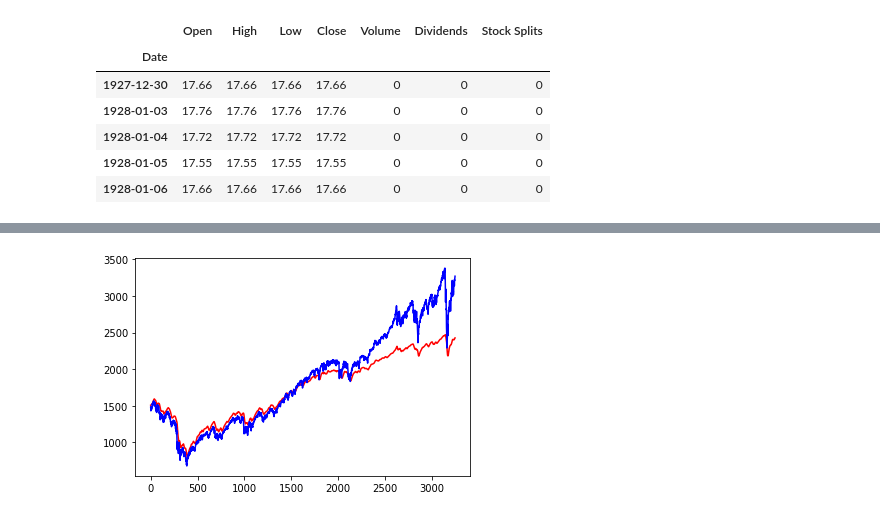
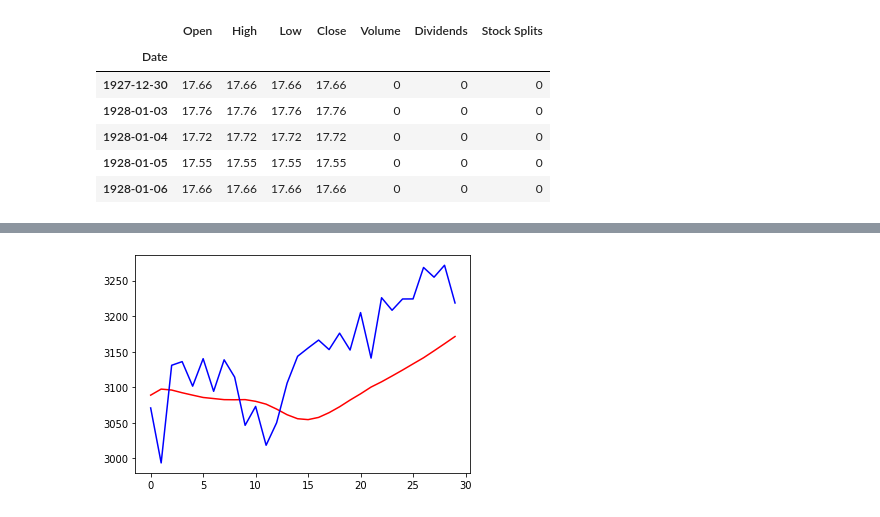
Before and after one commit to aghelinejad/MLOps-StockPrediction, a Jupyter notebook: Base-Model-V1.ipynb, the cells around one changed output, grey strips where cells are left out. Saved outputs shown, nothing was run; the diff lists cells and outputs as text; code cells hidden in the pictures.

Commit message:
retrained the model

```diff
--- a/Base-Model-V1.ipynb
+++ b/Base-Model-V1.ipynb
@@ -7,9 +7,12 @@ import seaborn as sns
 import yfinance as yf
 # %%
 # data for S&P500
-ticker = yf.Ticker('^GSPC')
+# ticker = yf.Ticker('^GSPC')
 
-SP500_df = ticker.history(period="max", interval='1d')
+# SP500_df = ticker.history(period="max", interval='1d')
 
+plt.figure(figsize=(13, 5))
 SP500_df['Close'].plot(title="S&P500's stock price")
+plt.xlabel('Date')
+plt.ylabel('Stock Price')
 # %% [output]
@@ -81,7 +84,7 @@ SP500_df.corr()
 # %%
 # train-test splitting
-train_data = SP500_df['Open'].values[:20000]
-test_data = SP500_df['Open'].values[20000:]
+train_data = SP500_df['Open'].values[:-120]
+test_data = SP500_df['Open'].values[-120:]
 # %%
 # data preprocessing
 train = train_data.reshape(-1, 1)
@@ -124,8 +127,8 @@ model.add(LSTM(units=70, return_sequences=False))
 model.add(Dropout(rate=0.1))
 
 model.add(Dense(units=1))
-
-model.compile(optimizer='rmsprop', loss='mean_squared_error', metrics=[metrics.mae])
+# model.summary()
+model.compile(optimizer='adam', loss='mean_squared_error', metrics=[metrics.mae])
 # %%
-model.fit(x_train, y_train, batch_size=128, epochs=3, verbose=1)
+model.fit(x_train, y_train, batch_size=64, epochs=10, verbose=1)
 # %% [output]
@@ -196,6 +218,6 @@ predictions = scaler.inverse_transform(predictions)
 # %%
-plt.plot(predictions, color='red')
-plt.plot(y_test, color='blue')
+plt.plot(predictions[-30:], color='red')
+plt.plot(y_test[-30:], color='blue')
 plt.show()
 # %% [output]
-[figure, old version]
+[figure, new version]
```
Also changed, not shown: parts of 15 cells of this notebook, 1 other file.
